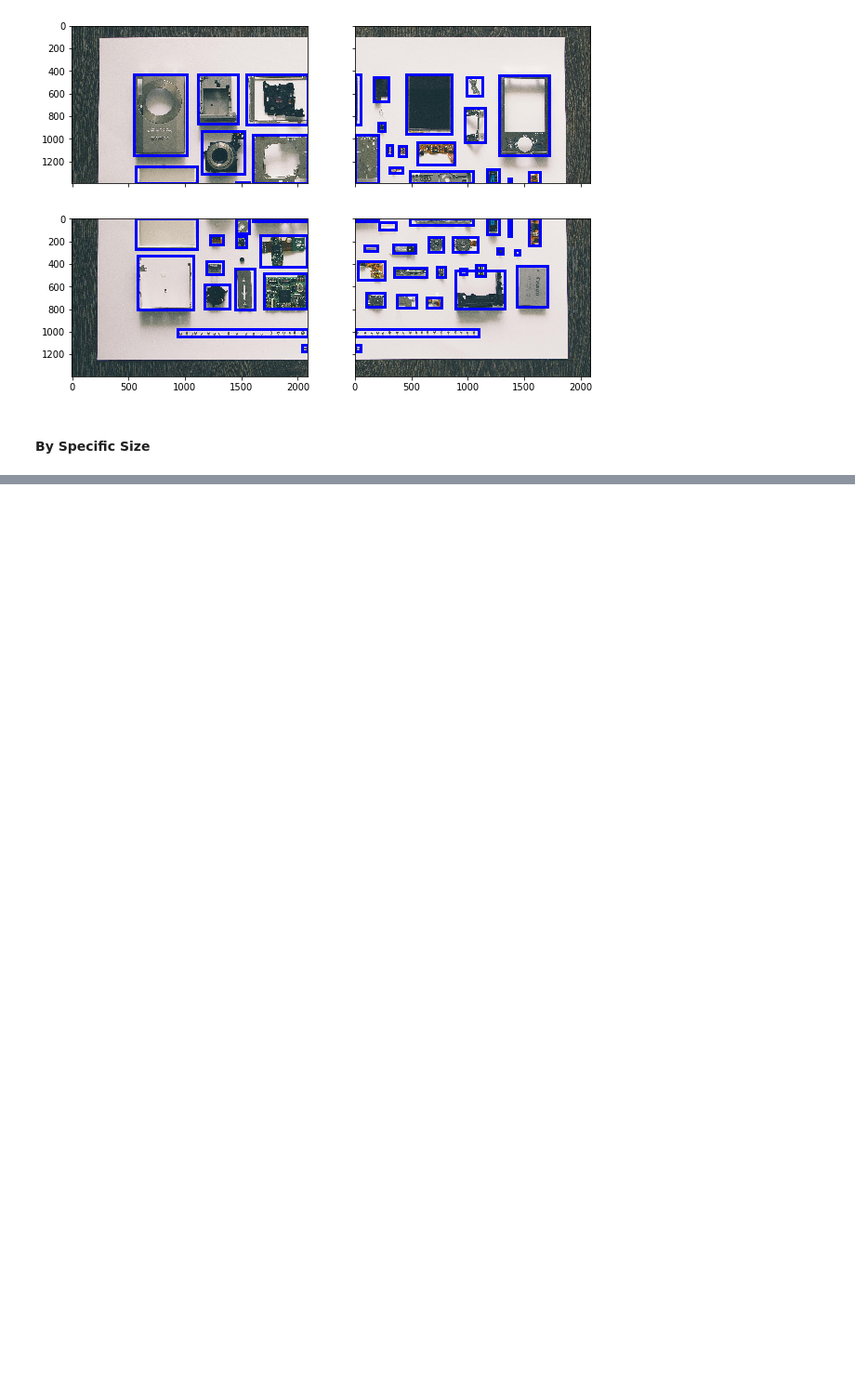
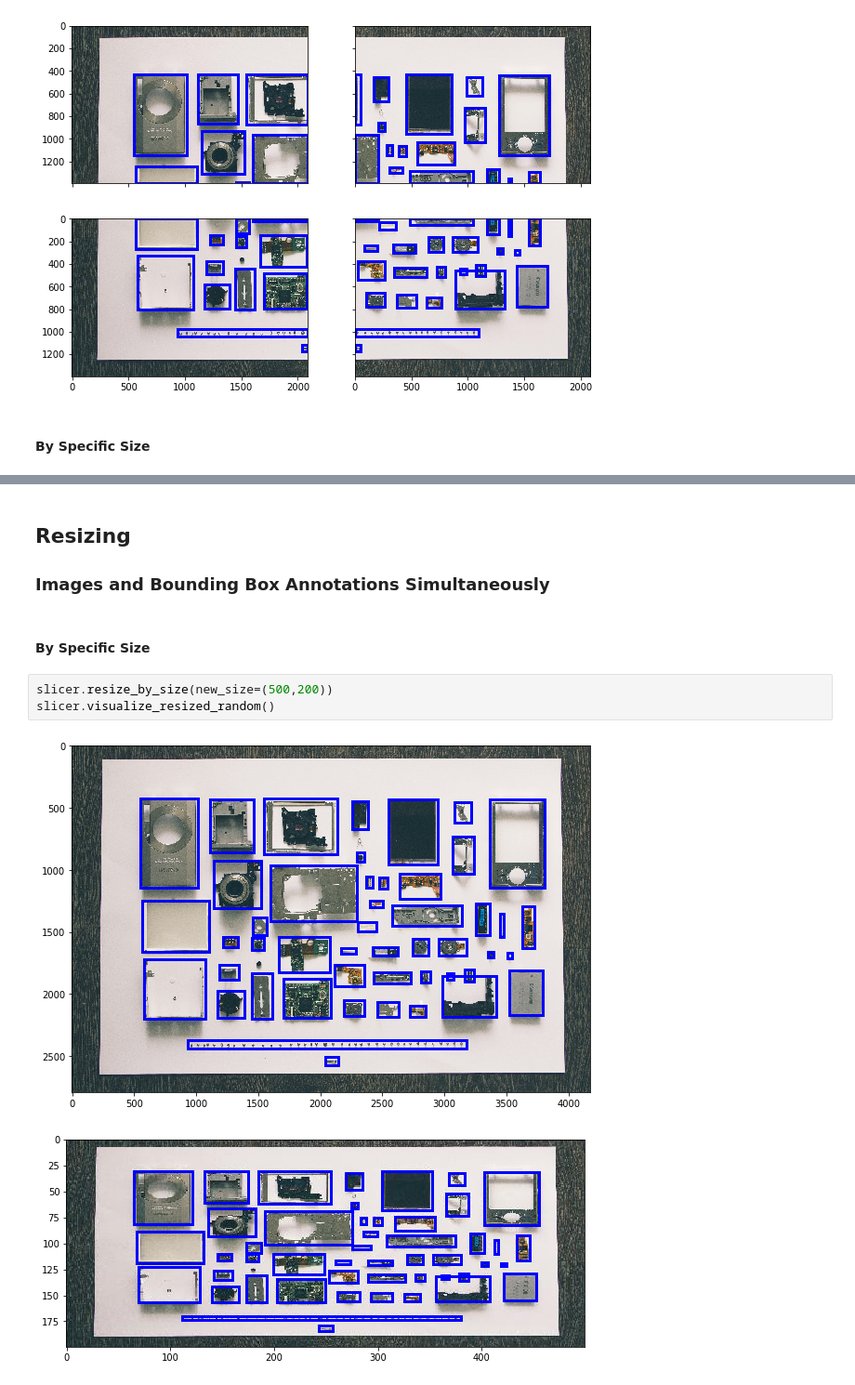
Before and after one commit to acl21/image_bbox_slicer, a Jupyter notebook: demo.ipynb, the cells around one changed output, grey strips where cells are left out. Shown at 93% size. Saved outputs shown, nothing was run; the diff lists cells and outputs as text; blank space fills up the shorter version.

```diff
--- a/demo.ipynb
+++ b/demo.ipynb
@@ -97,3 +104,15 @@ _Note:_
 
 * #### By Specifc Size
 `slicer.slice_bboxes_by_size(tile_size=(418,279), tile_overlap=0)`
+# %% [markdown]
+## Resizing
+
+### Images and Bounding Box Annotations Simultaneously
+# %% [markdown]
+#### By Specific Size
+# %%
+slicer.resize_by_size(new_size=(500,200))
+slicer.visualize_resized_random()
+# %% [output]
+[figure, added]
+[figure, added]
```
Also changed, not shown: parts of 8 cells of this notebook, 21 other files.
